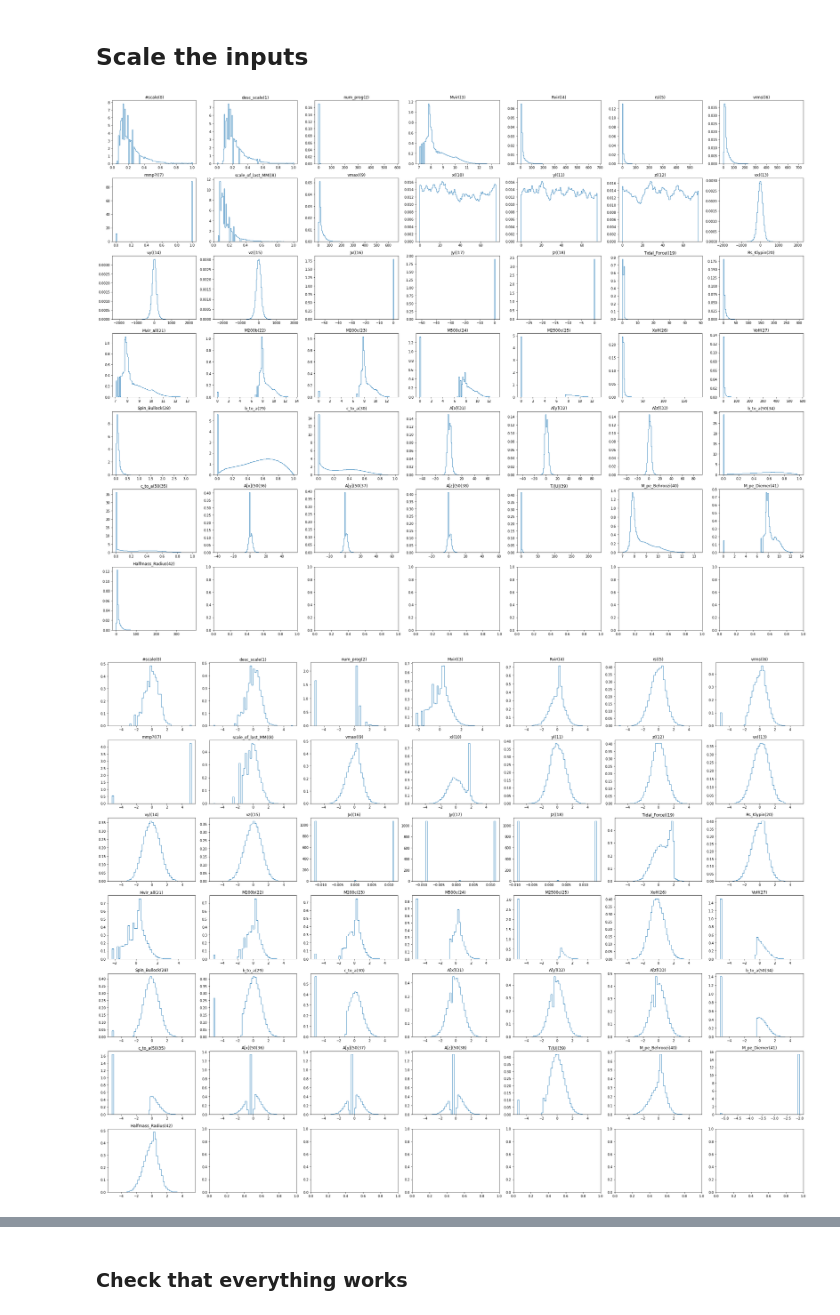
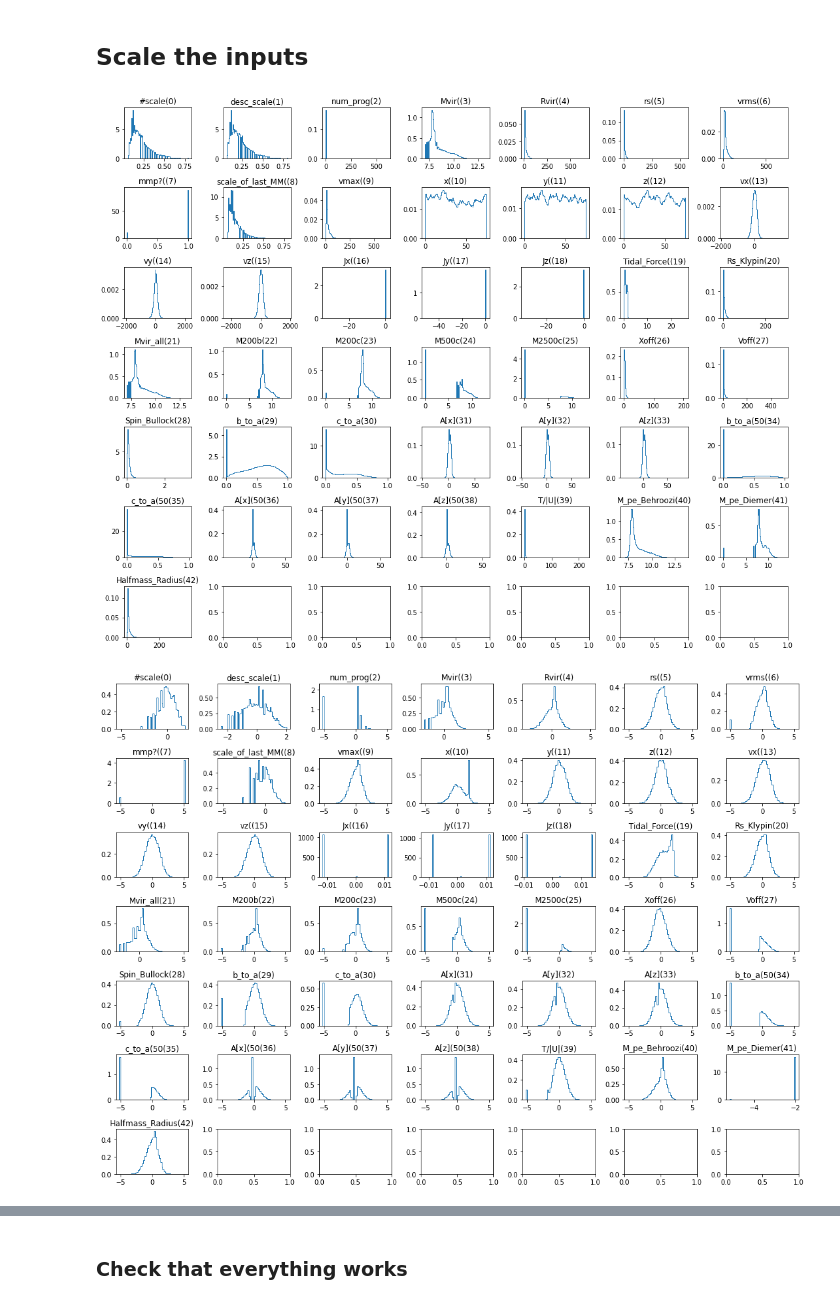
Before and after one commit to astrockragh/Mangrove, a Jupyter notebook: transform/transform_dataset.ipynb, the cells around one changed output, grey strips where cells are left out. Cells and saved outputs as stored; diff of their text form; code cells hidden in the pictures.

```diff
--- a/transform/transform_dataset.ipynb
+++ b/transform/transform_dataset.ipynb
@@ -32,7 +32,7 @@ os.listdir(osp.expanduser('~/../../../scratch/gpfs/cj1223/GraphStorage/'))
  'vlarge_all_4t_z2.0_standard_stand',
  'vlarge_all_4t_z0.5_None']
 # %%
-cases=['vlarge_all_4t_z0.0_None','vlarge_all_4t_z0.5_None', 'vlarge_all_4t_z1.0_None', 'vlarge_all_4t_z2.0_None']
+cases=['vlarge_all_4t_z0.3_None', 'vlarge_all_4t_z0.8_None', 'vlarge_all_4t_z1.5_None', 'vlarge_all_4t_z3.0_None']
 # dataset=[]
 xss=[]
 yss=[]
@@ -86,14 +86,16 @@ transform='quantile'
 transform_path=osp.expanduser(f"~/../../../scratch/gpfs/cj1223/GraphStorage/transformers/{transform}_alltarg_4t.pkl")
 scaler=pickle.load(open(transform_path, 'rb'))
 
-fig,ax=plt.subplots(nrows=2,ncols=2, figsize=(30,23))
+fig,ax=plt.subplots(nrows=2,ncols=2, figsize=(12,8))
 ax=ax.flatten()
 ysQuant=np.copy(yss)
 for i in tqdm(range(len(cols_t))):
-    new=scaler[targets[i]].transform(yss[:,i].reshape(-1,1))
-    ysQuant[:,i]=np.hstack(new)
+#     new=scaler[targets[i]].transform(yss[:,i].reshape(-1,1))
+#     ysQuant[:,i]=np.hstack(new)
+#     ax[i].hist(yss, bins=100, density=1, histtype='step');
     ax[i].hist(yss[:,i], bins=100, density=1, histtype='step');
-    ax[i].hist(new, bins=50, density=1, histtype='step');
+
+#     ax[i].hist(new, bins=50, density=1, histtype='step');
     ax[i].set(title=cols_t[i])
 
 fig.tight_layout()
@@ -120,8 +122,8 @@ ysStandard=np.copy(yss)
 for i in tqdm(range(len(cols_t))):
 
     ax[i].hist(yss[:,i], bins=100, density=1, histtype='step');
-    new=scaler0[targets[i]].transform(yss[:,i].reshape(-1,1))
-    ysStandard[:,i]=np.hstack(new)
+    new=yss[:,i]
+#     ysStandard[:,i]=np.hstack(new)
     ax[i].hist(new, bins=50, density=1, histtype='step');
 #     new=scaler1[targets[i]].transform(new)
 #     ysPower[:,i]=np.hstack(new)
@@ -135,3 +137,23 @@ fig.tight_layout()
 # %%
-scaler0[8].scale_, scaler0[8].mean_
+yssplitRaw=np.split(yss, np.cumsum(yls)[:-1])
+
+fig,ax=plt.subplots(nrows=2,ncols=2, figsize=(25,20))
+ax=ax.flatten()
+
+for i in tqdm(range(len(cols_t))):
+
+    ax[i].hist(yssplitRaw[0][:,i], bins=100, density=1, histtype='step');
+
+#     new=(yssplitRaw[0][:,i]-np.mean(yssplitRaw[0][:,i]))/np.std(yssplitRaw[0][:,i])
+#     print(np.mean(yssplitRaw[0][:,i]), np.std(yssplitRaw[0][:,i]) )
+#     print(np.mean(new), np.std(new) )
+
+#     ax[i].hist(new, bins=50, density=1, histtype='step');
+#     new=scaler1[targets[i]].transform(new)
+#     ysPower[:,i]=np.hstack(new)
+
+#     ax[i].hist(new, bins=50, density=1, histtype='step');
+    ax[i].set(title=cols_t[i])
+
+fig.tight_layout()
 # %% [output]
@@ -170,22 +181,21 @@ for i, col in enumerate(halos.columns[all_cols]):
 # %%
 ##raw plot
 
-fig,ax=plt.subplots(nrows=7,ncols=7, figsize=(30,23))
+fig,ax=plt.subplots(nrows=7,ncols=7, figsize=(15,12))
 ax=ax.flatten()
 
 for i in tqdm(range(len(cols_h))):
     ax[i].hist(xss[:,i], bins=100, density=1, histtype='step');
     ax[i].set(title=cols_h[i])
 
 fig.tight_layout()
 # %% [output]
-[figure, old version]
+[figure, new version]
 # %%
 transform='quantile'
 transform_path=osp.expanduser(f"~/../../../scratch/gpfs/cj1223/GraphStorage/transformers/{transform}_allfeat_1.pkl")
 scaler=pickle.load(open(transform_path, 'rb'))
-
-fig,ax=plt.subplots(nrows=7,ncols=7, figsize=(30,23))
+fig,ax=plt.subplots(nrows=7,ncols=7, figsize=(15,11))
 ax=ax.flatten()
 xsQuant=np.copy(xss)
 for i in tqdm(range(len(cols_h))):
@@ -197,7 +207,7 @@ for i in tqdm(range(len(cols_h))):
 
 fig.tight_layout()
 # %% [output]
-[figure, old version]
+[figure, new version]
 # %%
 xssplit=np.split(xsQuant, np.cumsum(ltot)[:-1])
 graph_xs = []
```
Also changed, not shown: parts of 12 cells of this notebook, 20 other files.
